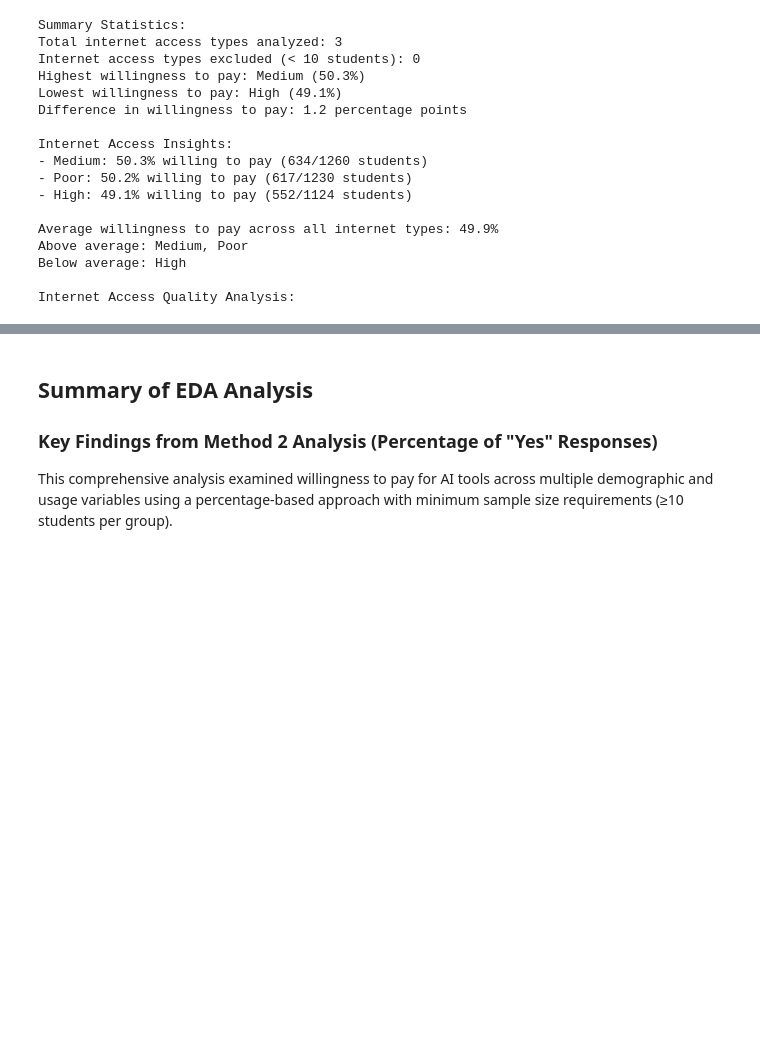
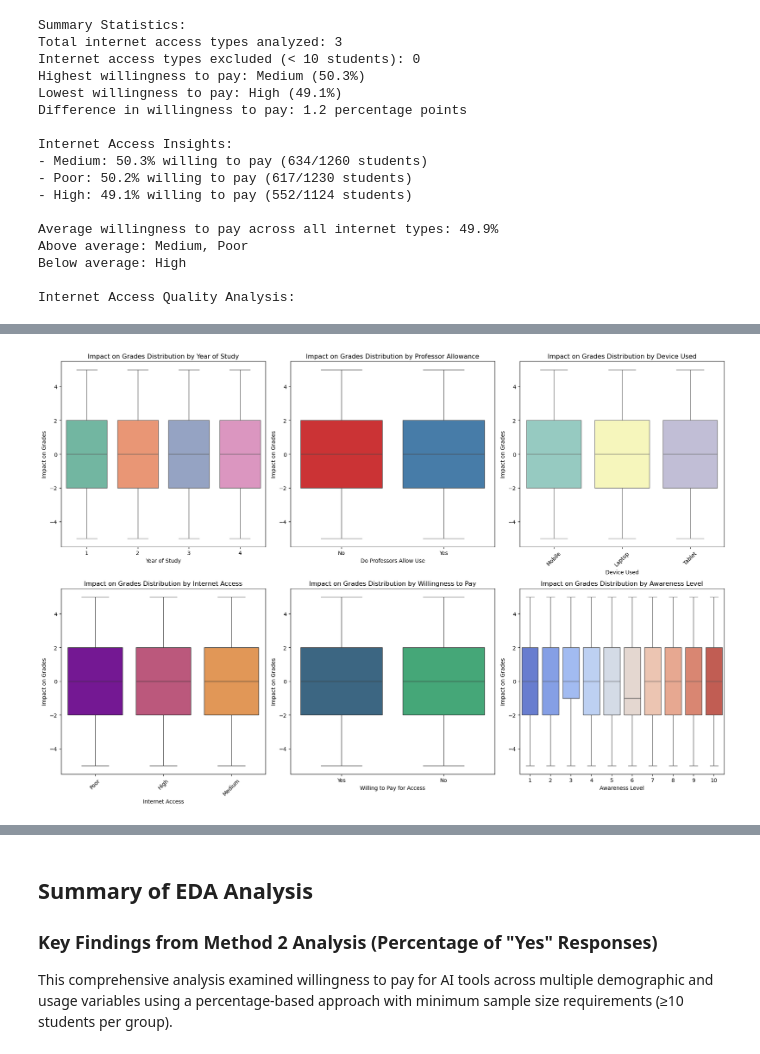
Before and after one commit to jackson9413/Project, a Jupyter notebook: 2_EDA_Analysis.ipynb, the cells around one changed output, grey strips where cells are left out. Drawn from its saved outputs; the diff is of its cells as text; code cells hidden in the pictures; blank space fills up the shorter version.

```diff
--- a/2_EDA_Analysis.ipynb
+++ b/2_EDA_Analysis.ipynb
@@ -1301,0 +1700,75 @@ Internet Access Quality Analysis:
+# %%
+# Box plots for better distribution analysis of categorical variables
+fig, axes = plt.subplots(2, 3, figsize=(18, 12))
+
+# Box plot: Year of Study vs Impact
+sns.boxplot(x='Year_of_Study', y='Impact_on_Grades', data=data, ax=axes[0,0], palette='Set2')
+axes[0,0].set_title('Impact on Grades Distribution by Year of Study')
+axes[0,0].set_xlabel('Year of Study')
+axes[0,0].set_ylabel('Impact on Grades')
+
+# Box plot: Professor Allowance vs Impact
+sns.boxplot(x='Do_Professors_Allow_Use', y='Impact_on_Grades', data=data, ax=axes[0,1], palette='Set1')
+axes[0,1].set_title('Impact on Grades Distribution by Professor Allowance')
+axes[0,1].set_xlabel('Do Professors Allow Use')
+axes[0,1].set_ylabel('Impact on Grades')
+
+# Box plot: Device Used vs Impact
+sns.boxplot(x='Device_Used', y='Impact_on_Grades', data=data, ax=axes[0,2], palette='Set3')
+axes[0,2].set_title('Impact on Grades Distribution by Device Used')
+axes[0,2].set_xlabel('Device Used')
+axes[0,2].set_ylabel('Impact on Grades')
+axes[0,2].tick_params(axis='x', rotation=45)
+
+# Box plot: Internet Access vs Impact
+sns.boxplot(x='Internet_Access', y='Impact_on_Grades', data=data, ax=axes[1,0], palette='plasma')
+axes[1,0].set_title('Impact on Grades Distribution by Internet Access')
+axes[1,0].set_xlabel('Internet Access')
+axes[1,0].set_ylabel('Impact on Grades')
+axes[1,0].tick_params(axis='x', rotation=45)
+
+# Box plot: Willingness to Pay vs Impact
+sns.boxplot(x='Willing_to_Pay_for_Access', y='Impact_on_Grades', data=data, ax=axes[1,1], palette='viridis')
+axes[1,1].set_title('Impact on Grades Distribution by Willingness to Pay')
+axes[1,1].set_xlabel('Willing to Pay for Access')
+axes[1,1].set_ylabel('Impact on Grades')
+
+# Box plot: Awareness Level vs Impact
+sns.boxplot(x='Awareness_Level', y='Impact_on_Grades', data=data, ax=axes[1,2], palette='coolwarm')
+axes[1,2].set_title('Impact on Grades Distribution by Awareness Level')
+axes[1,2].set_xlabel('Awareness Level')
+axes[1,2].set_ylabel('Impact on Grades')
+
+plt.tight_layout()
+plt.show()
+
+# Correlation analysis for numerical variables
+print("CORRELATION ANALYSIS")
+print("=" * 30)
+
+numerical_cols = ['Daily_Usage_Hours', 'Trust_in_AI_Tools', 'Impact_on_Grades', 'Year_of_Study', 'Awareness_Level']
+correlation_with_impact = data[numerical_cols].corr()['Impact_on_Grades'].sort_values(ascending=False)
+
+print("Correlation with Impact_on_Grades:")
+print("-" * 40)
+for var, corr in correlation_with_impact.items():
+    if var != 'Impact_on_Grades':
+        print(f"{var:<20}: {corr:>7.3f}")
+
+# Interpretation of correlations
+print("\nCorrelation Interpretation:")
+print("-" * 30)
+for var, corr in correlation_with_impact.items():
+    if var != 'Impact_on_Grades':
+        if abs(corr) > 0.5:
+            strength = "Strong"
+        elif abs(corr) > 0.3:
+            strength = "Moderate"
+        elif abs(corr) > 0.1:
+            strength = "Weak"
+        else:
+            strength = "Very weak"
+
+        direction = "positive" if corr > 0 else "negative"
+        print(f"• {var}: {strength} {direction} correlation ({corr:.3f})")
+# %% [output]
@@ -1301,0 +1792 @@ Internet Access Quality Analysis:
+[figure, added]
```
Also changed, not shown: parts of 11 cells of this notebook, 13 other files.
